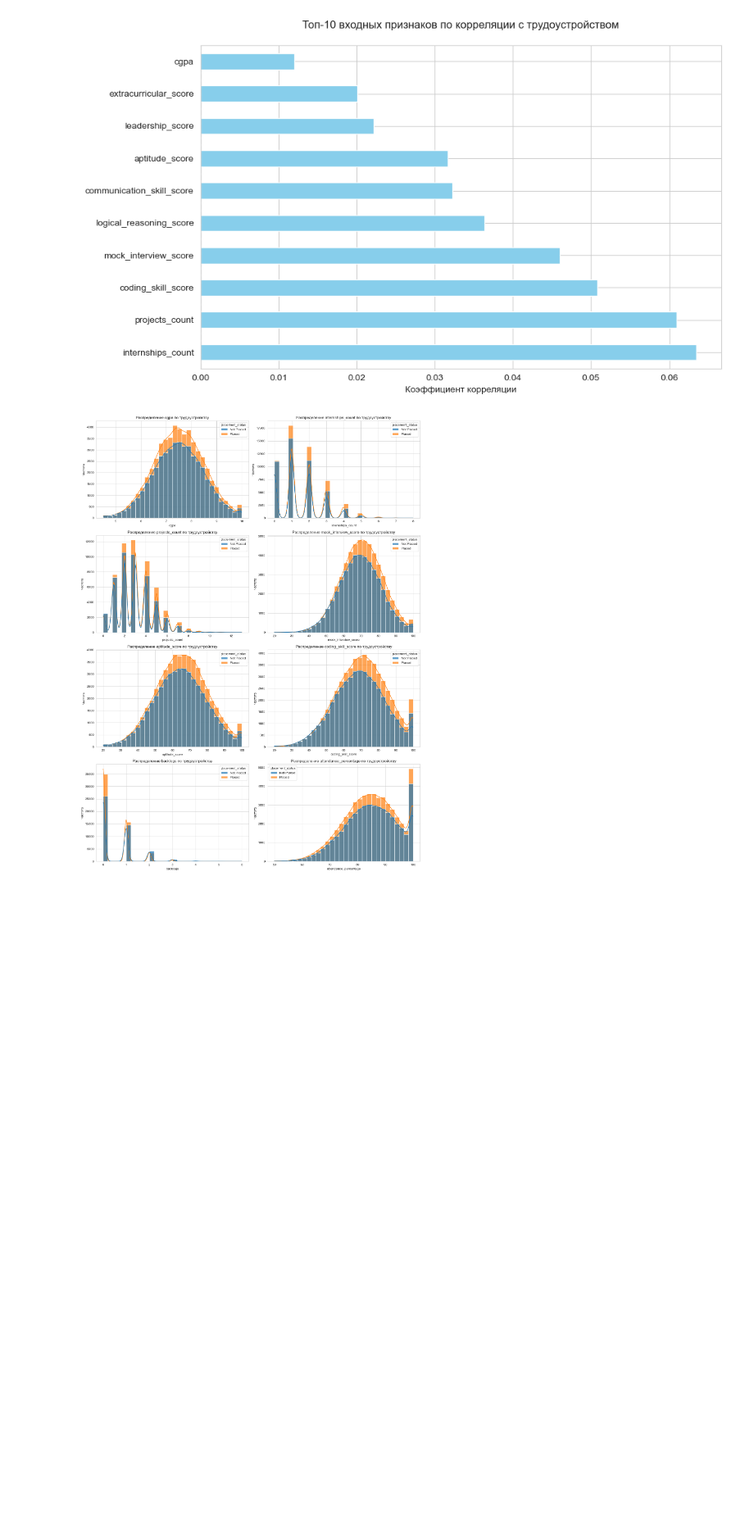
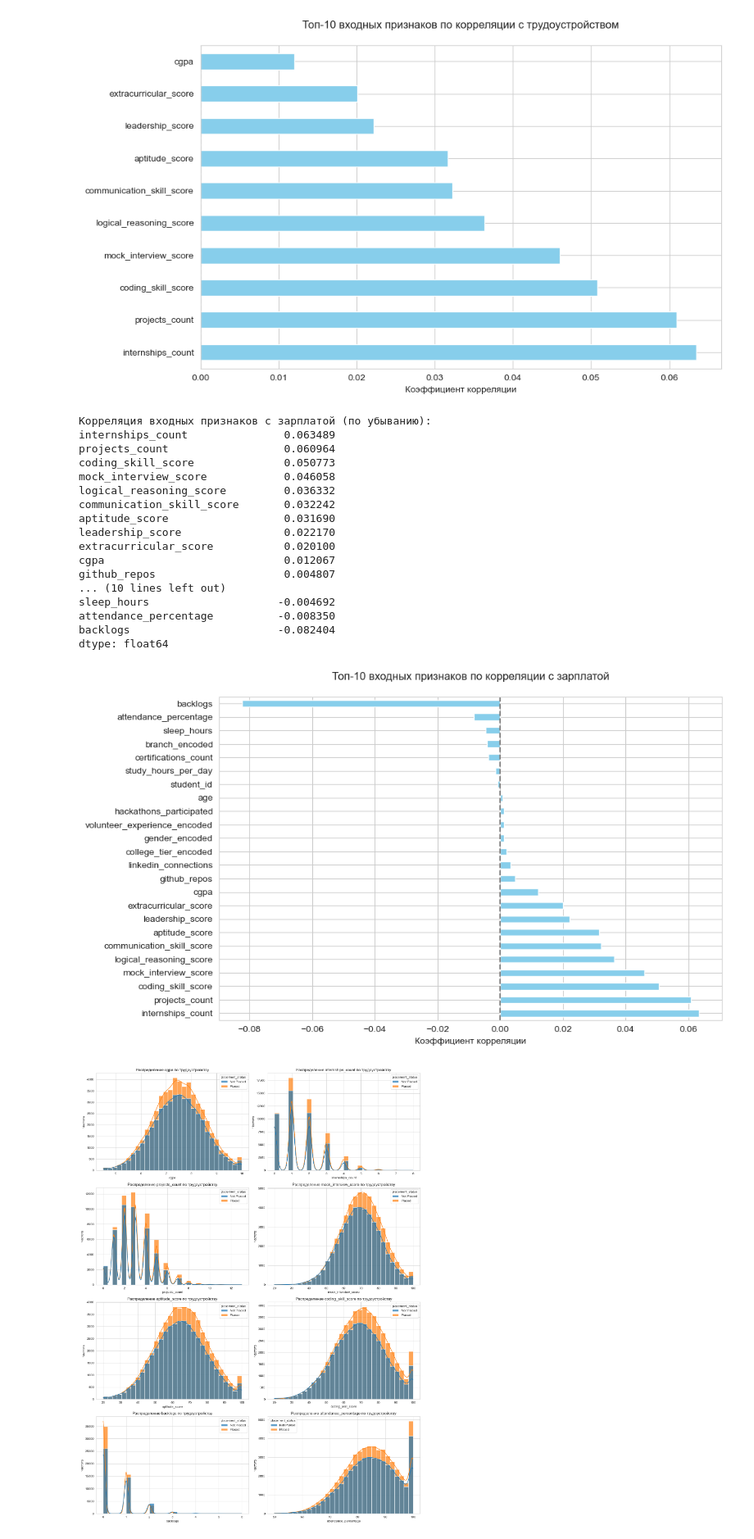
Before and after one commit to slaav1k/RSREU_MethodsML, a Jupyter notebook: sample.ipynb, the cells around one changed output. Shown at 82% size. Drawn from its saved outputs; the diff is of its cells as text; code cells hidden in the pictures; blank space fills up the shorter version.

```diff
--- a/sample.ipynb
+++ b/sample.ipynb
@@ -208,6 +208,45 @@ attendance_percentage          -0.008350
 backlogs                       -0.082404
 dtype: float64
 [figure]
+# %%
+# КОРРЕЛЯЦИЯ ПРИЗНАКОВ С ЗАРПЛАТОЙ
+
+target = 'placement_status_encoded'
+
+exclude_cols = ['salary_package_lpa', 'salary_package_lpa', 'placement_status_encoded']
+
+features_df = numeric_df.drop(columns=exclude_cols, errors='ignore')
+correlations = features_df.corrwith(numeric_df[target]).sort_values(ascending=False)
+
+print("Корреляция входных признаков с зарплатой (по убыванию):")
+print(correlations)
+
+plt.figure(figsize=(10, 6))
+correlations.head(50).plot(kind='barh', color='skyblue')
+plt.title('Топ-10 входных признаков по корреляции с зарплатой\n')
+plt.xlabel('Коэффициент корреляции')
+plt.axvline(0, color='gray', linestyle='--')
+plt.tight_layout()
+plt.show()
+# %% [output]
+Корреляция входных признаков с зарплатой (по убыванию):
+internships_count               0.063489
+projects_count                  0.060964
+coding_skill_score              0.050773
+mock_interview_score            0.046058
+logical_reasoning_score         0.036332
+communication_skill_score       0.032242
+aptitude_score                  0.031690
+leadership_score                0.022170
+extracurricular_score           0.020100
+cgpa                            0.012067
+github_repos                    0.004807
+... (10 lines left out)
+sleep_hours                    -0.004692
+attendance_percentage          -0.008350
+backlogs                       -0.082404
+dtype: float64
+[figure, added]
 # %%
 # ГРАФИКИ РАСПРЕДЕЛЕНИЯ ПРИЗНАКОВ
 
```
Also changed, not shown: parts of 1 cell of this notebook.
